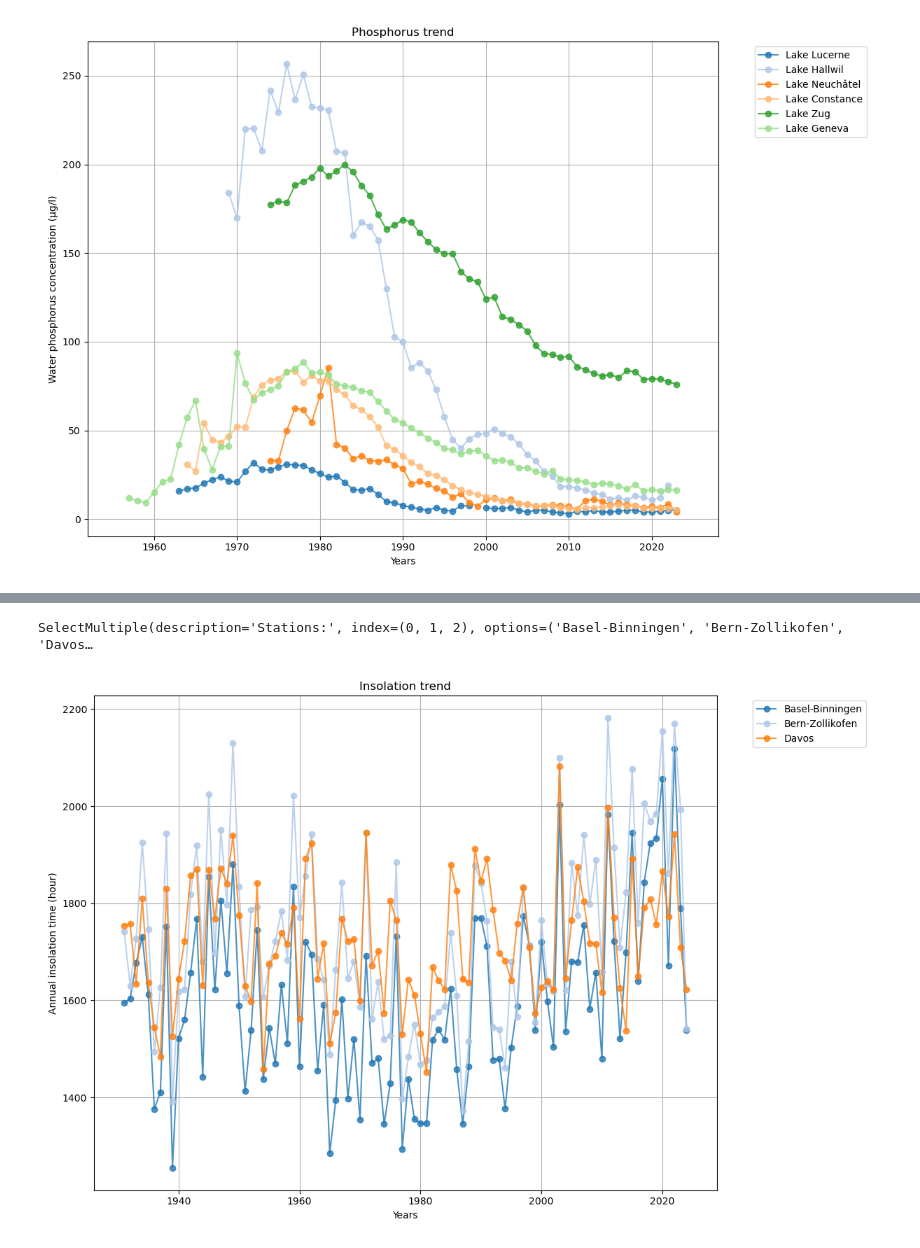
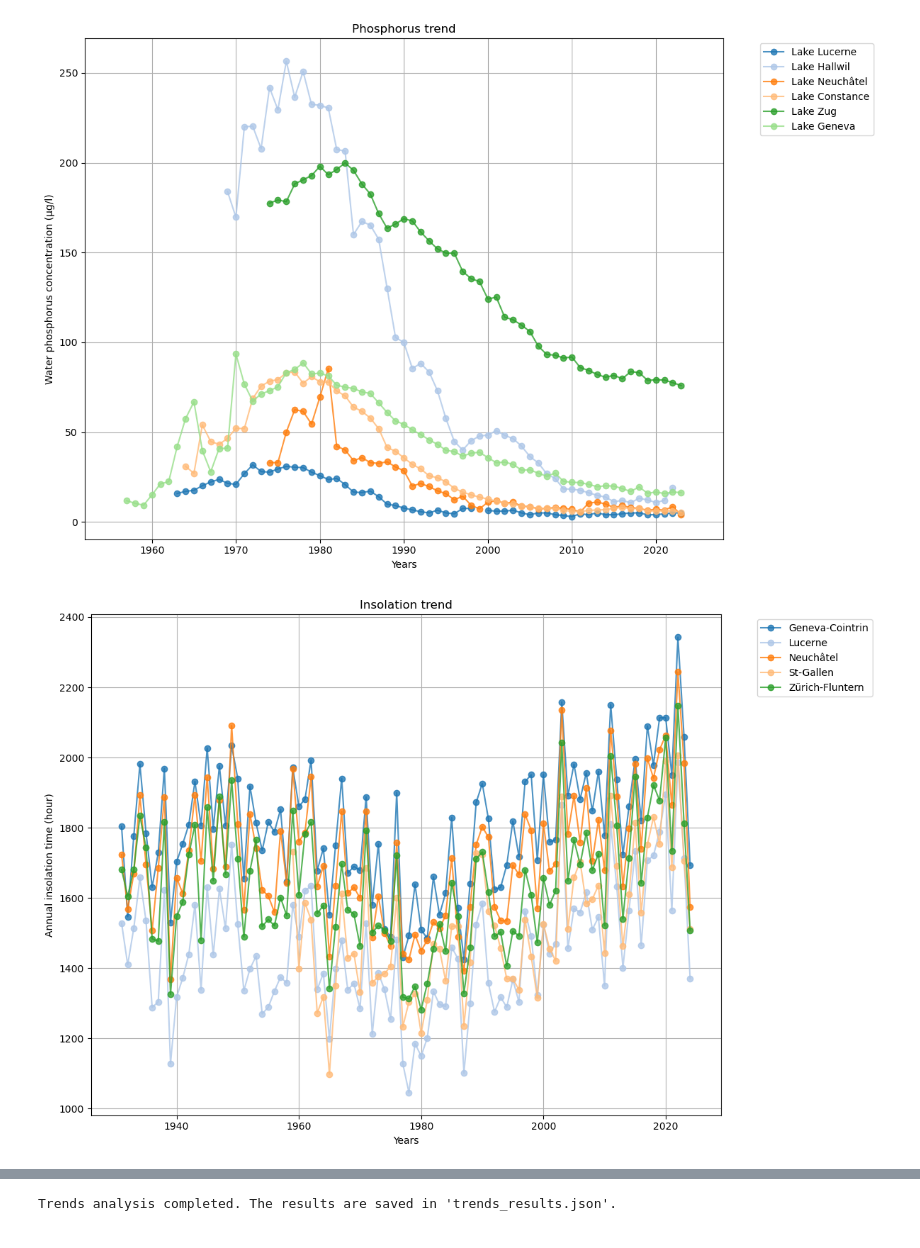
Before and after one commit to Protodekas/Phosphorus-and-climate-in-Swiss-lakes, a Jupyter notebook: report.ipynb, the cells around one changed output, grey strips where cells are left out. Saved outputs shown, nothing was run; the diff lists cells and outputs as text; code cells hidden in the pictures.

Commit message:
modified:   analysis_phos_weather_script.py modified:   report.ipynb modified:   trends_phos_weather_script.py modified:   trends_results.json modified:   weather-data.xlsx

```diff
--- a/report.ipynb
+++ b/report.ipynb
@@ -35,9 +34,8 @@ import matplotlib.pyplot as plt
 # %%
 # Importing required packages
+import pandas as pd
 from scipy.stats import linregress
 import matplotlib.pyplot as plt
-import ipywidgets as widgets
-from IPython.display import display
 import json
 
 # Function to generate descriptive statistics
@@ -80,43 +78,6 @@ def plot_graph(dataframes, x_col, y_cols, title, xlab, xlim_inf, xlim_sup, ylab)
     plt.tight_layout()
     plt.show()
 
-# Function for plotting interactive graphs
-def interactive_plot(df, x_col, y_cols, title, xlab, xlim_inf, xlim_sup, ylab):
-    cmap = plt.get_cmap("tab20")
-    num_colors = cmap.N
-
-    # Widget to select stations dynamically
-    station_selector = widgets.SelectMultiple(
-        options = y_cols,
-        value = tuple(y_cols[:3]), # Default: first 3 stations selected
-        description = "Stations:",
-        style = {"description_width": "initial"}
-    )
-
-    # Function to update dynamically the plot
-    def update_plot(selected_stations):
-        plt.figure(figsize=(12, 8))
-
-        for i, station in enumerate(selected_stations):
-            color = cmap(i % num_colors)
-            plt.plot(df[x_col], df[station], marker = "o", linestyle = "-", label = station, color = color, alpha = 0.8)
-
-        plt.title(title)
-        plt.xlabel(xlab)
-        plt.ylabel(ylab)
-        plt.grid(True)
-        plt.xlim(xlim_inf, xlim_sup)
-        plt.legend(bbox_to_anchor = (1.05,1), loc = "upper left")
-        plt.tight_layout()
-        plt.show()
-
-    # Create an interactive widget
-    widgets.interactive(update_plot, selected_stations = station_selector)
-
-    # Display the widget
-    display(station_selector)
-    update_plot(station_selector.value) # Show the intial plot
-
 # Function for comparing trends
 def compare_trends(trend1, trend2):
     if trend1["trend"] == trend2["trend"]:
@@ -132,63 +93,55 @@ comparisons = {}
 # Phosphorus analysis
 lakes = phosphorus.columns[1:]
 data_to_plot = []
-trends_results["phosphorus"] = {}
-descriptive_stats["phosphorus"] = {}
+trends_results["Phosphorus"] = {}
+descriptive_stats["Phosphorus"] = {}
 for lake in lakes:
     trend = detect_trends(phosphorus, "Year", lake)
     stats = desc_stat(phosphorus, "Year", lake)
     if trend:
-        trends_results["phosphorus"][lake] = trend
-        descriptive_stats["phosphorus"][lake] = stats
+        trends_results["Phosphorus"][lake] = trend
+        descriptive_stats["Phosphorus"][lake] = stats
         data_to_plot.append((phosphorus, lake, lake))
 plot_graph(data_to_plot, "Year", lakes, "Phosphorus trend", "Years", 1952, 2028, "Water phosphorus concentration (µg/l)")
 
 # Weather analysis
-for dataset_name, dataset in [("insolation", insolation), ("rainfall", rainfall), ("temperature", temperature), ("snow", snow)]:
+for dataset_name, dataset, y_legend in [("Insolation", insolation, "Annual insolation time (hour)"), ("Rainfall", rainfall, "Annual rainfall (mm)"), ("Temperature", temperature, "Annual mean temperature (°C)"), ("Snow", snow, "Annual fresh snow (cm)")]:
     stations = dataset.columns[1:]
+    data_to_plot = []
     trends_results[dataset_name] = {}
     descriptive_stats[dataset_name] = {}
 
     for station in stations:
         trend = detect_trends(dataset, "Year", station)
         stats = desc_stat(dataset, "Year", station)
 
         if trend:
             trends_results[dataset_name][station] = trend
             descriptive_stats[dataset_name][station] = stats
+            data_to_plot.append((dataset, station, station))
 
-# Interactive plot for weather datas
-# Insolation
-interactive_plot(insolation, "Year", insolation.columns[1:], "Insolation trend", "Years", 1926, 2029, "Annual insolation time (hour)")
-
-# Rainfall
-interactive_plot(rainfall, "Year", rainfall.columns[1:], "Rainfall trend", "Years", 1926, 2029, "Annual rainfall (mm)")
-
-# Temperature
-interactive_plot(temperature, "Year", temperature.columns[1:], "Temperature trend", "Years", 1926, 2029, "Annual mean temperature (°C)")
-
-# Fresh snow
-interactive_plot(snow, "Year", snow.columns[1:], "Fresh snow trend", "Years", 1926, 2029, "Annual fresh snow (cm)")
+    plot_graph(data_to_plot, "Year", stations, f"{dataset_name} trend", "Years", 1926, 2029, y_legend)
 
 # Comparing trends
-for lake, phos_trend in trends_results["phosphorus"].items():
-    for climate_type in ["insolation", "rainfall", "temperature", "snow"]:
+for lake, phos_trend in trends_results["Phosphorus"].items():
+    for climate_type in ["Insolation", "Rainfall", "Temperature", "Snow"]:
         for station, climate_trend in trends_results[climate_type].items():
             comparison = compare_trends(phos_trend, climate_trend)
             comparisons[f"{lake} vs {station} ({climate_type})"] = comparison
 
-for climate_type1 in ["insolation", "rainfall", "temperature", "snow"]:
+for climate_type1 in ["Insolation", "Rainfall", "Temperature", "Snow"]:
     for station1, trend1 in trends_results[climate_type1].items():
-        for climate_type2 in ["insolation", "rainfall", "temperature", "snow"]:
+        for climate_type2 in ["Insolation", "Rainfall", "Temperature", "Snow"]:
             if climate_type1 != climate_type2:
                 for station2, trend2 in trends_results[climate_type2].items():
                     comparison = compare_trends(trend1, trend2)
                     comparisons[f"{station1} ({climate_type1}) vs {station2} ({climate_type2})"] = comparison
 
 # Saving trends results
 with open("trends_results.json", "w") as f:
     json.dump({"Descriptive statistics": descriptive_stats, "Trends analysis results": trends_results, "Trends comparison": comparisons}, f, indent=4)
 
 print("Trends analysis completed. The results are saved in 'trends_results.json'.")
 # %% [output]
 [figure]
+[figure, new version]
@@ -195,2 +151 @@ print("Trends analysis completed. The results are saved in 'trends_results.json'
-SelectMultiple(description='Stations:', index=(0, 1, 2), options=('Basel-Binningen', 'Bern-Zollikofen', 'Davos…
+Trends analysis completed. The results are saved in 'trends_results.json'.
-[figure, old version]
```
Also changed, not shown: parts of 7 cells of this notebook, 4 other files.
